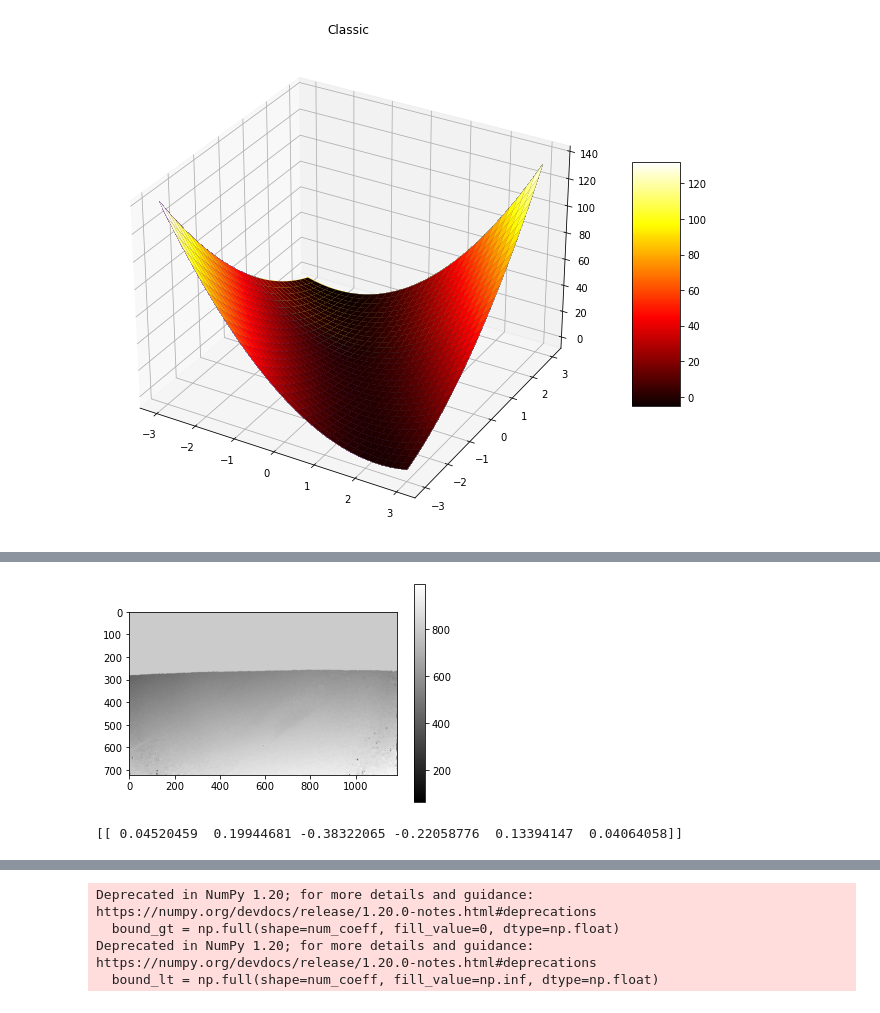
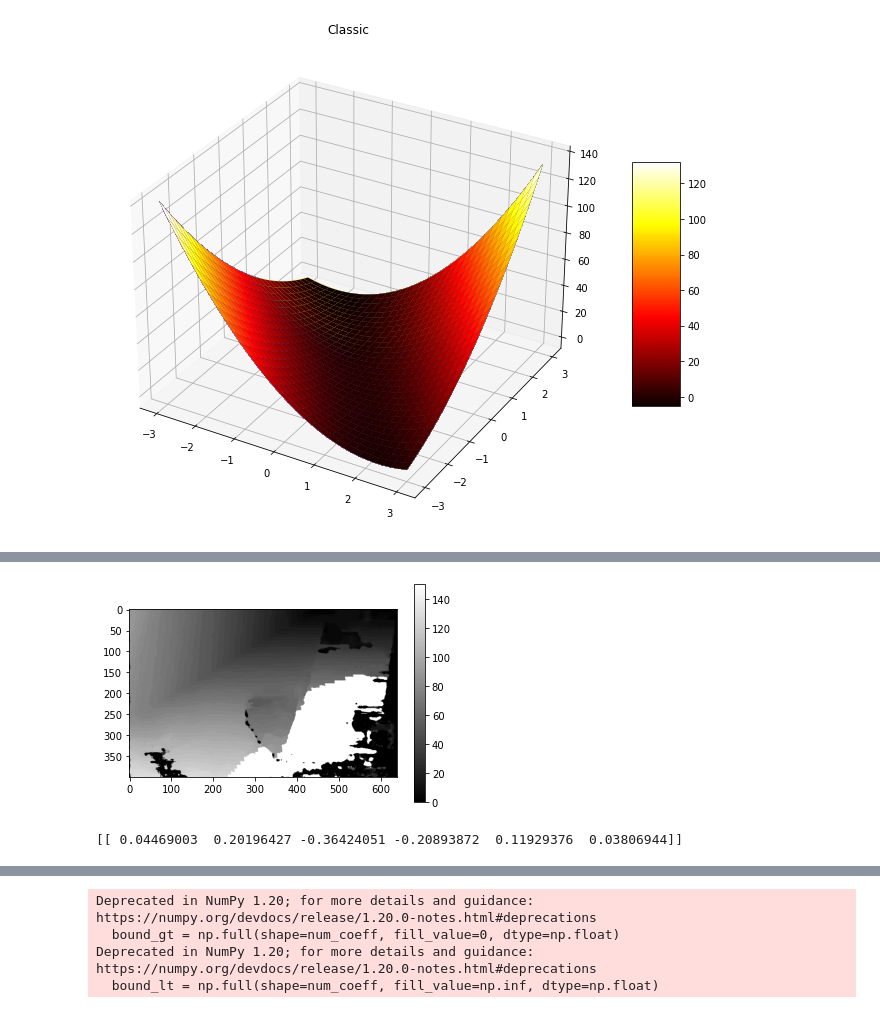
Before and after one commit to Dhruvanshu-Joshi/Pothole-Detection, a Jupyter notebook: Code/disparity_Retification.ipynb, the cells around one changed output, grey strips where cells are left out. Drawn from its saved outputs; the diff is of its cells as text; code cells hidden in the pictures.

```diff
--- a/Code/disparity_Retification.ipynb
+++ b/Code/disparity_Retification.ipynb
@@ -134,7 +146,7 @@ for y in range(height1):# 0 - height is the y axis index
     for x in range(width1):# 0 - width is the x axis index
 
         # if we have a valid non-zero disparity
-        if (disparity[y,x] > 0):
+        if (disparity[y,x] > 0 or disparity[y,x] < 0):
 
             # calculate corresponding 3D point [X, Y, Z]
 
@@ -142,8 +154,8 @@ for y in range(height1):# 0 - height is the y axis index
 
             Z = (f * B) / disparity[y,x]
 
-            X = ((x - image_centre_w) * Z) / f
-            Y = ((y - image_centre_h) * Z) / f
+            X = ((x - image_centre_w) * B) / disparity[y,x]
+            Y = ((y - image_centre_h) * Z) / disparity[y,x]
 
             # add to points
             x3d.append(X)
@@ -154,12 +166,12 @@ for y in range(height1):# 0 - height is the y axis index
 #                 points.append([X,Y,Z,left_img_rect[y,x]])
 #             else:
             points.append([X,Y,Z])
-X1=np.reshape(x3d,(height1 , width1))
-Y1=np.reshape(y3d,(height1 , width1))
-Z1=np.reshape(z3d,(height1 , width1))
+# X1=np.reshape(x3d,(height1 , width1))
+# Y1=np.reshape(y3d,(height1 , width1))
+# Z1=np.reshape(z3d,(height1 , width1))
 # print(x3d)
 # print(y3dZ
 # print(z3d)
-print(X1)
-print(Y1)
-print(Z1)
+# print(X1)
+# print(Y1)
+# print(Z1)
@@ -356,7 +422,7 @@ plt.show()
 # %%
 #plot using ridge regression
 reg1 = linear_model.Ridge(alpha=.5)
-reg1.fit([[6,Sx,Sz,Sx2,Sxz,Sz2],[Sx,Sx2,Sxz,Sx3,Sx2z,Sxz2],[Sz,Sxz,Sz2,Sx2z,Sxz2,Sz3],[Sx2,Sx3,Sx2z,Sx4,Sx3z2,Sx3z],[Sxz,Sx2z,Sxz2,Sx3z,Sx2z2,Sxz3],[Sz2,Sxz2,Sz3,Sx2z2,Sxz3,Sz4]], [[Sy],[Sxy],[Szy],[Sx2y],[Sxyz],[Sz2y]])
+reg1.fit([[s,sx1,sz1,sx2,sxz,sz2],[sx1,sx2,sxz,sx3,sx2z,sxz2],[sz1,sxz,sz2,sx2z,sxz2,sz3],[sx2,sx3,sx2z,sx4,sx3z2,sx3z],[sxz,sx2z,sxz2,sx3z,sx2z2,sxz3],[sz2,sxz2,sz3,sx2z2,sxz3,sz4]], [[sy1],[sxy],[szy],[sx2y],[sxyz],[sz2y]])
 amat1=reg1.coef_
 # reg1.intercept_
 print(amat1)
@@ -389,21 +476,37 @@ x_pothole=[]
 y_pothole=[]
 fit=[]
 disp = disparity.copy()
-for i in range(height1):
-    for j in range(width1):
-        yc = amat1[0,0]+ amat1[0,1]*X1[i,j] + amat1[0,2]*Z1[i,j] +  amat1[0,3]*X1[i,j]*X1[i,j] + amat1[0,4]*X1[i,j]*Z1[i,j] + amat1[0,5]*Z1[i,j]*Z1[i,j]
-#         yc = amat3[0]+ amat3[1]*X1[i,j] + amat3[2]*Z1[i,j] +  amat3[3]*X1[i,j]*X1[i,j] + amat3[4]*X1[i,j]*Z1[i,j] + amat3[5]*Z1[i,j]*Z1[i,j]
+for y in range(height1):
+    for x in range(width1):
+        if (disparity[y,x] > 0 or disparity[y,x] < 0):
+            K = (f * B) / disparity[y,x]
+            I = ((x - image_centre_w) * B) / disparity[y,x]
+            J = ((y - image_centre_h) * B) / disparity[y,x]
+            yc = amat1[0,0]+ amat1[0,1]*I + amat1[0,2]*K +  amat1[0,3]*I*I + amat1[0,4]*I*K + amat1[0,5]*K*K
+            if(y==245 and (x>340 or x<360)):
+                print(I,J,yc)
+            diff = J - yc
+            if(J < yc):
+                disp[y,x] = 150
+        #         yc = amat3[0]+ amat3[1]*X1[i,j] + amat3[2]*Z1[i,j] +  amat3[3]*X1[i,j]*X1[i,j] + amat3[4]*X1[i,j]*Z1[i,j] + amat3[5]*Z1[i,j]*Z1[i,j]
 # yc = 0.06958 - 0.45284*X1[i,j] - 0.89187*Z1[i,j] +  5.10759*X1[i,j]*X1[i,j] + 7.65875*X1[i,j]*Z1[i,j] + 2.41661*Z1[i,j]*Z1[i,j]
-        v = Y1[i,j] + yc
-        if(Y1[i,j] < yc):
-            x_pothole.append(j)
-            y_pothole.append(i)
-        fit.append(yc)
-print(np.reshape(fit,(height1 , width1)))
+# for i in range(len(x3d)):
+#     yc = amat1[0,0]+ amat1[0,1]*x3d[i] + amat1[0,2]*z3d[i] +  amat1[0,3]*x3d[i]*x3d[i] + amat1[0,4]*x3d[i]*z3d[i] + amat1[0,5]*z3d[i]*z3d[i]
+#     v = Y1[i,j] + yc
+#     if(y3d[i] < yc):
+#         x_pothole.append(j)
+#         y_pothole.append(i)
+#     fit.append(yc)
+# print(np.reshape(fit,(height1 , width1)))
 #print(fit)
-print(Y1)
-for i in range(len(y_pothole)):
-    disp[y_pothole[i],x_pothole[i]] = 800
+# for i in range(len(x3d)):
+#     if(y3d[i]<fit[i]):
+#         j=round((y3d[i]*Z)/f + image_centre_h)
+#         i=round((x3d[i]*Z)/f + image_centre_w)
+#         x_pothole.append(i)
+#         y_pothole.append(j)
+# for i in range(len(y_pothole)):
+#     disp[y_pothole[i],x_pothole[i]] = 800
 plt.imshow(disp, "gray")
 plt.colorbar()
 plt.show()
@@ -428,4 +531,4 @@ plt.show()
-[figure, old version]
+[figure, new version]
 # %%
 #plot using random weights for weighted least squares
 sample_weight = np.ones(6) * 6
@@ -436,7 +539,7 @@ amat2=regr.coef_
 print(amat2)
 # reg1.intercept_
 # %% [output]
-[[ 0.04520459  0.19944681 -0.38322065 -0.22058776  0.13394147  0.04064058]]
+[[ 0.04469003  0.20196427 -0.36424051 -0.20893872  0.11929376  0.03806944]]
 # %%
 x = np.outer(np.linspace(-3, 3, 32), np.ones(32))
 z = x.copy().T # transpose
```
Also changed, not shown: parts of 19 cells of this notebook.
